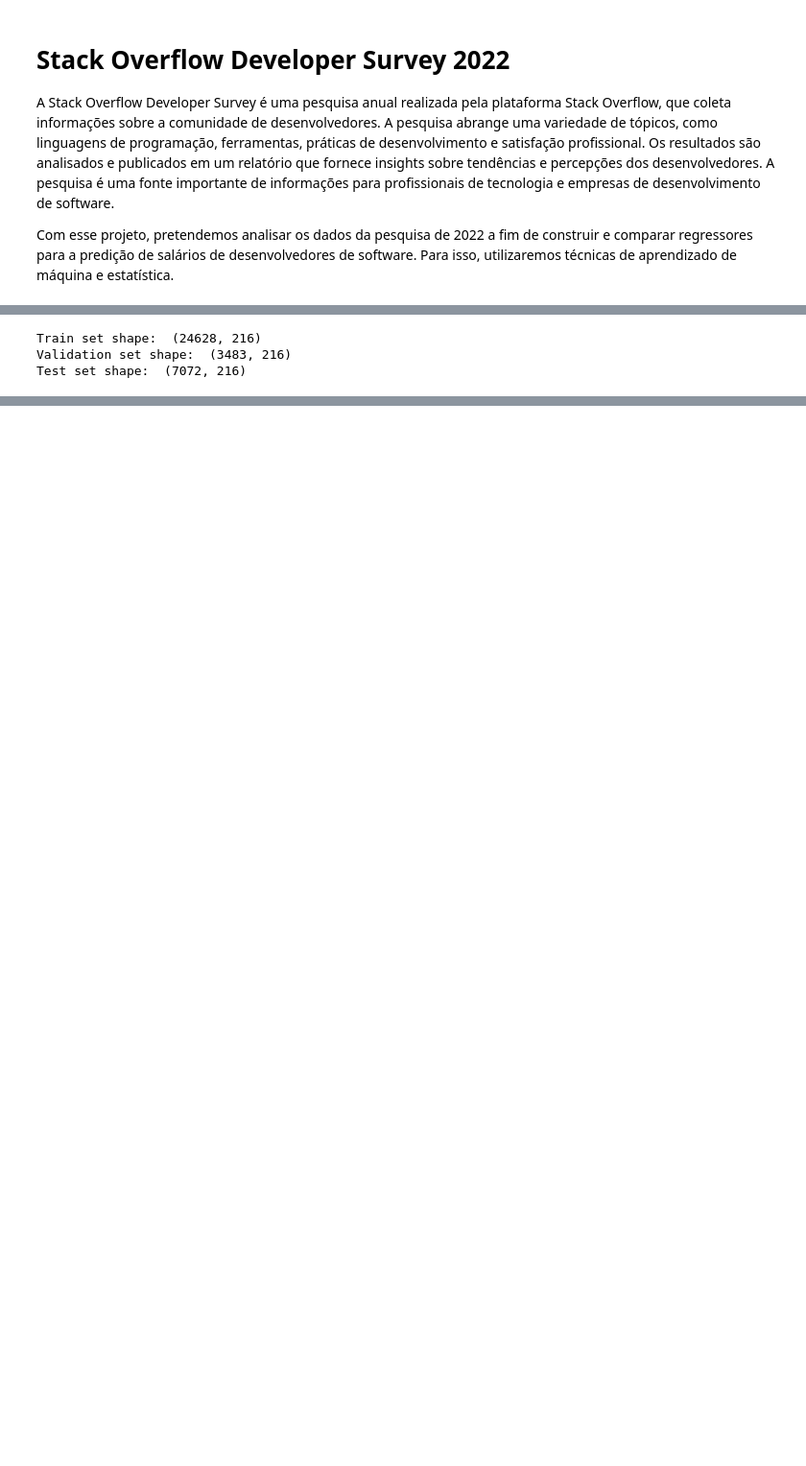
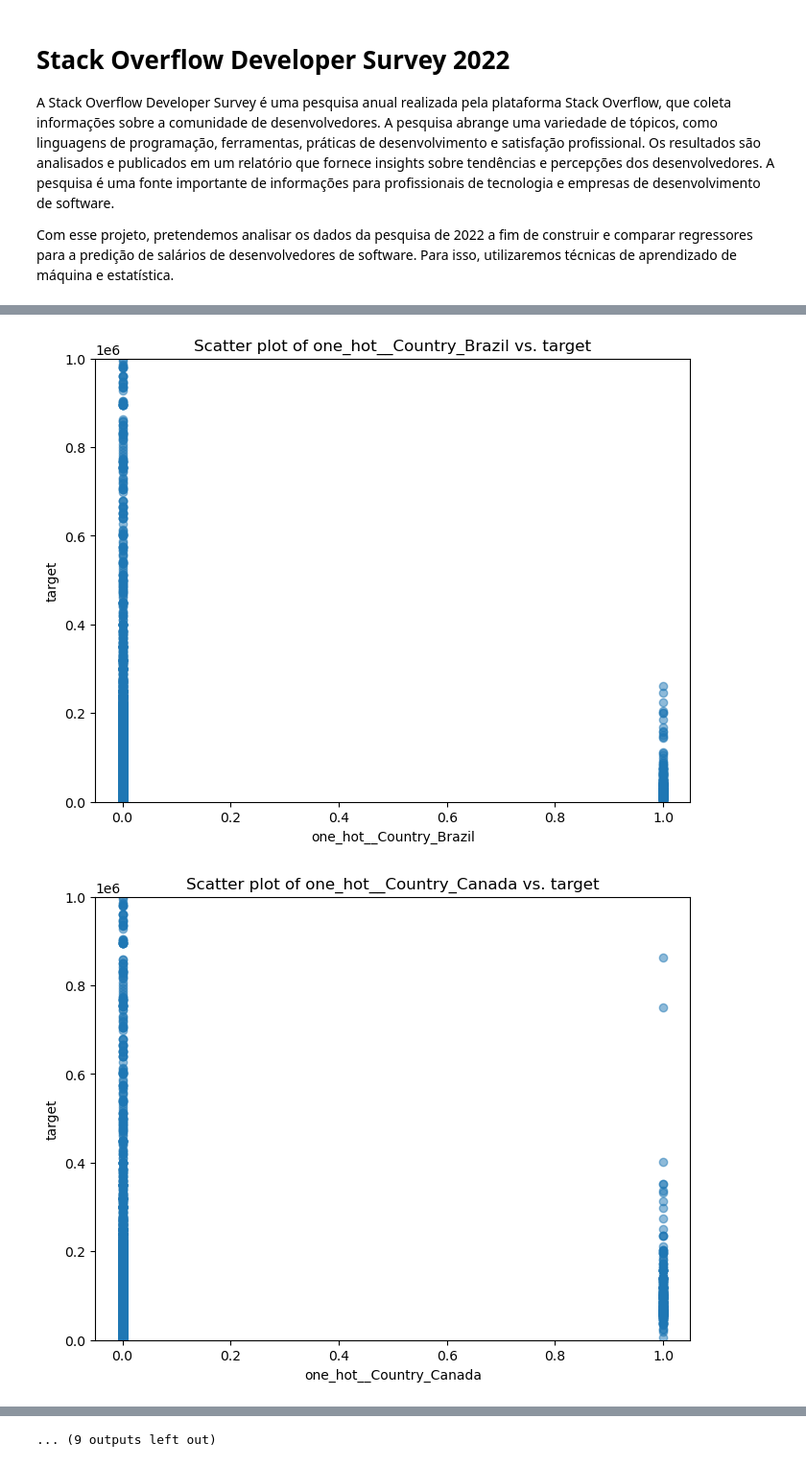
Before and after one commit to srjheam/ufes-stastacksurvey22, a Jupyter notebook: analysis.ipynb, the cells around one changed output, grey strips where cells are left out. Shown at 96% size. Cells and saved outputs as stored; diff of their text form; code cells hidden in the pictures; blank space fills up the shorter version.

```diff
--- a/analysis.ipynb
+++ b/analysis.ipynb
@@ -95,9 +127,12 @@ dtype: object
 # %%
 from sklearn.compose import ColumnTransformer
 from sklearn.pipeline import Pipeline
-from sklearn.preprocessing import OneHotEncoder, OrdinalEncoder
+from sklearn.preprocessing import OneHotEncoder, OrdinalEncoder, StandardScaler
 
 # preprocess categorical data
+
+one_hot_cols = ['Country', 'RemoteWork']
+ordinal_cols = ['EdLevel', 'Age']
 
 one_hot_transformer = Pipeline([
     ('onehot', OneHotEncoder())
@@ -107,16 +142,23 @@ ordinal_transformer = Pipeline([
     ('ordinal', OrdinalEncoder())
 ])
 
-one_hot_cols = ['Country', 'RemoteWork', 'Trans']
-ordinal_cols = ['EdLevel', 'Age']
+continuous_cols = X_raw.drop(columns=one_hot_cols + ordinal_cols).columns.tolist()
+continuous_transformer = Pipeline([
+    ('scaler', StandardScaler())
+])
 
-column_trans_preprocessor = ColumnTransformer(
+preprocessor = ColumnTransformer(
     [('one_hot', one_hot_transformer, one_hot_cols),
-     ('ordinal', ordinal_transformer, ordinal_cols)],
+     ('ordinal', ordinal_transformer, ordinal_cols),
+     ('continuous', continuous_transformer, continuous_cols)],
     remainder='passthrough')
 
-X_transformed = column_trans_preprocessor.fit_transform(X_raw)
+X_train_preprocessed = preprocessor.fit_transform(X_train, y_raw)
+X_val_preprocessed = preprocessor.transform(X_val)
+X_test_preprocessed = preprocessor.transform(X_test)
 
-display(X_transformed.shape)
-display(column_trans_preprocessor.get_feature_names_out())
+X_preprocessed = preprocessor.transform(X_raw)
+
+display(preprocessor.get_feature_names_out().shape)
+display(preprocessor.get_feature_names_out())
 # %% [output]
@@ -143,28 +180,13 @@ array(['one_hot__Country_Afghanistan', 'one_hot__Country_Albania',
-# %%
-from sklearn.model_selection import train_test_split
-
-# Split the data into train, validation, and test sets with proportions 70:10:20
-X_train, X_val_test, y_train, y_val_test = train_test_split(
-    X_transformed,
-    y_raw,
-    test_size=0.3,
-    random_state=42
-)
-
-X_val, X_test, y_val, y_test = train_test_split(
-    X_val_test,
-    y_val_test,
-    test_size=0.67,
-    random_state=42
-)
-
-# check the shapes of the resulting train, validation, and test sets
-# X and y have the same shape
-
-print('Train set shape: ', X_train.shape)
-print('Validation set shape: ', X_val.shape)
-print('Test set shape: ', X_test.shape)
-# %% [output]
-Train set shape:  (24628, 216)
-Validation set shape:  (3483, 216)
-Test set shape:  (7072, 216)
+# %%
+for i, feature_name in enumerate(preprocessor.get_feature_names_out()):
+    plt.figure(figsize=(8, 6))
+    plt.scatter(X_test_preprocessed[:, i], y_test, alpha=0.5)
+    plt.xlabel(feature_name)
+    plt.ylabel('target')
+    plt.title(f'Scatter plot of {feature_name} vs. target')
+    plt.ylim(top=1e6) #ymax is your value
+    plt.ylim(bottom=0) #ymin is your value
+    plt.show()
+# %% [output]
+[figure, added]
+[figure, added]
@@ -171,3 +203,4 @@ Test set shape:  (7072, 216)
+... (9 outputs left out)
 # %%
 # stolen code didn't check
 
```
Also changed, not shown: parts of 6 cells of this notebook.
